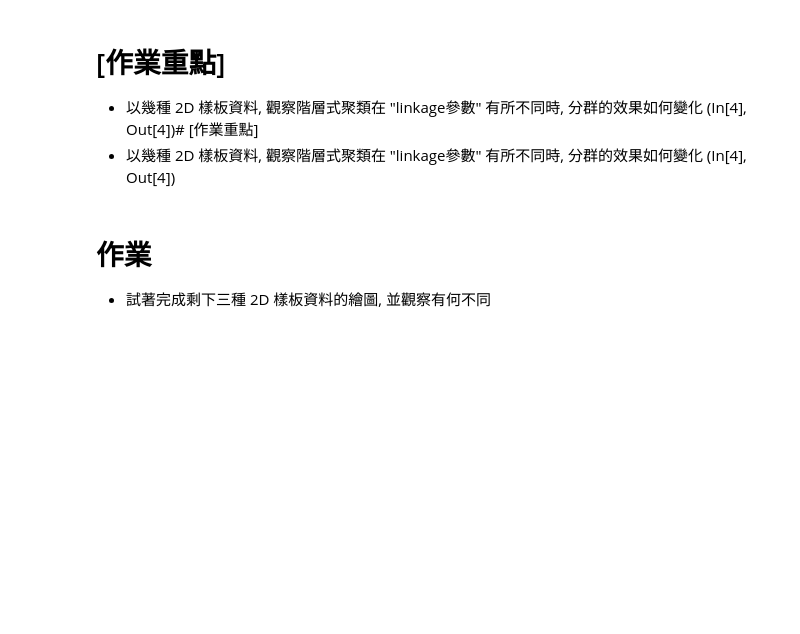
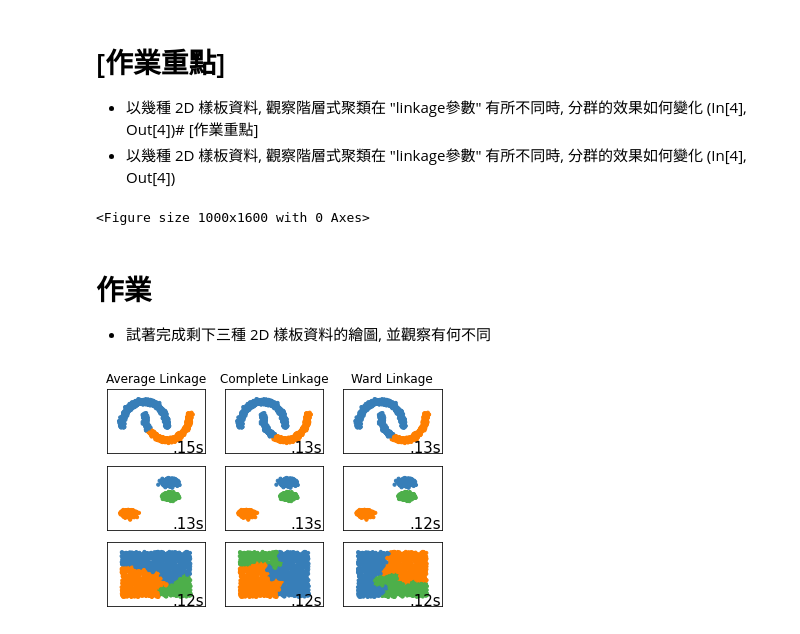
Before and after one commit to garycjwu/1st-DL-CVMarathon, a Jupyter notebook: Machine_Learning/UnsupervisedLearning/Day_058_hierarchical_clustering_HW.ipynb, the cells around one changed output. Cells and saved outputs as stored; diff of their text form; code cells hidden in the pictures; blank space fills up the shorter version.

```diff
--- a/Machine_Learning/UnsupervisedLearning/Day_058_hierarchical_clustering_HW.ipynb
+++ b/Machine_Learning/UnsupervisedLearning/Day_058_hierarchical_clustering_HW.ipynb
@@ -33,10 +33,12 @@ blobs = datasets.make_blobs(n_samples=n_samples, random_state=8)
 no_structure = np.random.rand(n_samples, 2), None
 # %%
 # 設定群集與繪圖參數
-plt.figure(figsize=(10, 8))
+plt.figure(figsize=(10, 16), dpi=100)
 plot_num = 1
 default_base = {'n_neighbors': 10, 'n_clusters': 3}
 datasets = [(noisy_moons, {'n_clusters': 2}), (blobs, {}), (no_structure, {})]
+# %% [output]
+<Figure size 1000x1600 with 0 Axes>
 # %% [markdown]
 # 作業
 * 試著完成剩下三種 2D 樣板資料的繪圖, 並觀察有何不同
@@ -59,31 +61,34 @@ for i_dataset, (dataset, algo_params) in enumerate(datasets):
         ('Ward Linkage', ward))
 
     # 繪製三種圖形
     for name, algorithm in clustering_algorithms:
         # t0 / t1 : 紀錄時間差
         t0 = time.time()
         algorithm.fit(X)
         t1 = time.time()
         if hasattr(algorithm, 'labels_'):
             y_pred = algorithm.labels_.astype(np.int)
         else:
             y_pred = algorithm.predict(X)
 
         plt.subplot(len(datasets), len(clustering_algorithms), plot_num)
         if i_dataset == 0:
-            plt.title(name, size=18)
+            plt.title(name, size=12)
+            a = 10
 
         colors = np.array(list(islice(cycle(['#377eb8', '#ff7f00', '#4daf4a',
                                              '#f781bf', '#a65628', '#984ea3',
                                              '#999999', '#e41a1c', '#dede00']),
                                       int(max(y_pred) + 1))))
         plt.scatter(X[:, 0], X[:, 1], s=10, color=colors[y_pred])
 
         plt.xlim(-2.5, 2.5)
         plt.ylim(-2.5, 2.5)
         plt.xticks(())
         plt.yticks(())
         plt.text(.99, .01, ('%.2fs' % (t1 - t0)).lstrip('0'), transform=plt.gca().transAxes, size=15,
                  horizontalalignment='right')
         plot_num += 1
 plt.show()
+# %% [output]
+[figure, added]
```
